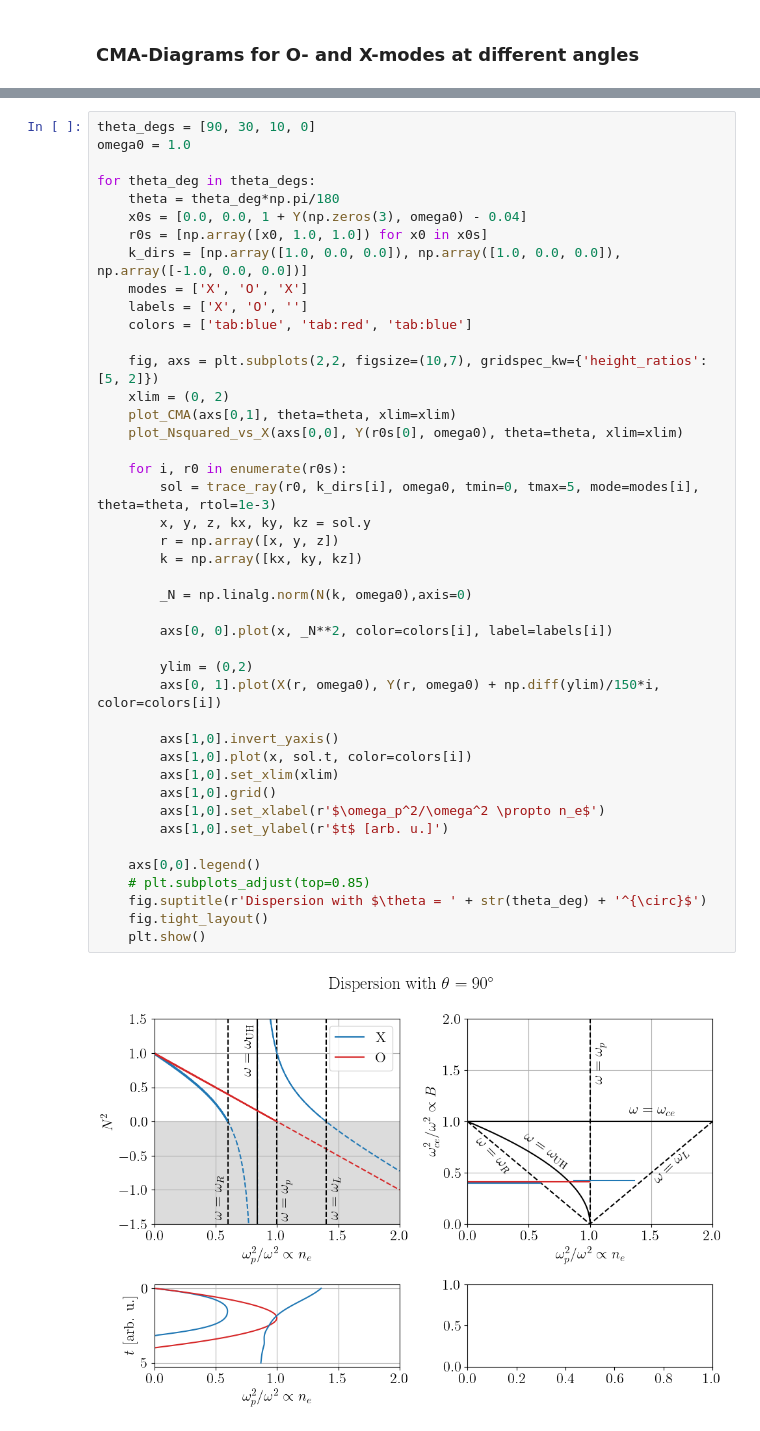
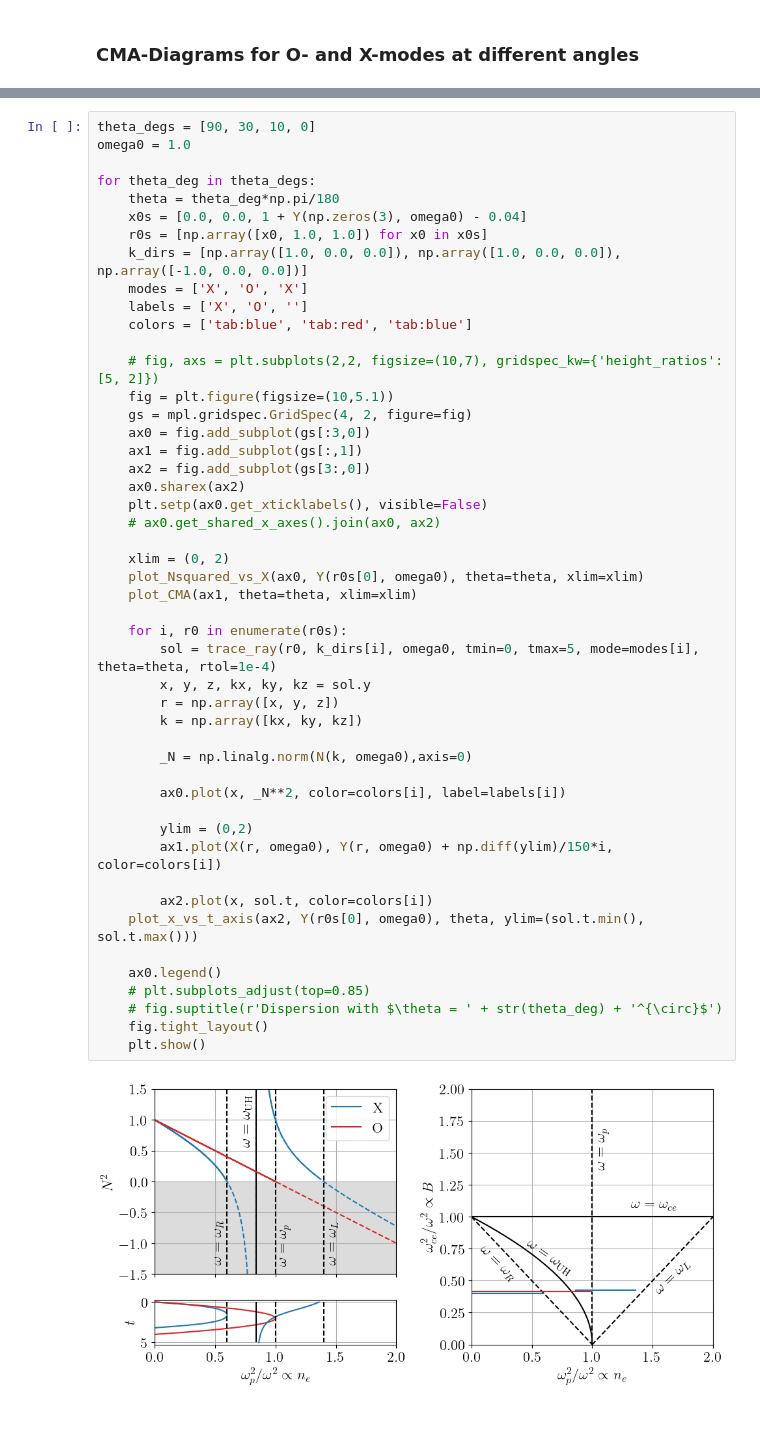
Before and after one commit to runehoejlund/plasma-ray-tracer, a Jupyter notebook: Exercises/cold-tracer.ipynb, the cells around one changed output, grey strips where cells are left out. Saved outputs shown, nothing was run; the diff lists cells and outputs as text.

Commit message:
improve plots of ray tracer

```diff
--- a/Exercises/cold-tracer.ipynb
+++ b/Exercises/cold-tracer.ipynb
@@ -192,45 +204,50 @@ def plot_Nsquared_vs_X(ax, Y, theta, xlim=(0,2), ylim=(-1.5,1.5)):
 # %%
 theta_degs = [90, 30, 10, 0]
 omega0 = 1.0
 
 for theta_deg in theta_degs:
     theta = theta_deg*np.pi/180
     x0s = [0.0, 0.0, 1 + Y(np.zeros(3), omega0) - 0.04]
     r0s = [np.array([x0, 1.0, 1.0]) for x0 in x0s]
     k_dirs = [np.array([1.0, 0.0, 0.0]), np.array([1.0, 0.0, 0.0]), np.array([-1.0, 0.0, 0.0])]
     modes = ['X', 'O', 'X']
     labels = ['X', 'O', '']
     colors = ['tab:blue', 'tab:red', 'tab:blue']
 
-    fig, axs = plt.subplots(2,2, figsize=(10,7), gridspec_kw={'height_ratios': [5, 2]})
+    # fig, axs = plt.subplots(2,2, figsize=(10,7), gridspec_kw={'height_ratios': [5, 2]})
+    fig = plt.figure(figsize=(10,5.1))
+    gs = mpl.gridspec.GridSpec(4, 2, figure=fig)
+    ax0 = fig.add_subplot(gs[:3,0])
+    ax1 = fig.add_subplot(gs[:,1])
+    ax2 = fig.add_subplot(gs[3:,0])
+    ax0.sharex(ax2)
+    plt.setp(ax0.get_xticklabels(), visible=False)
+    # ax0.get_shared_x_axes().join(ax0, ax2)
+
     xlim = (0, 2)
-    plot_CMA(axs[0,1], theta=theta, xlim=xlim)
-    plot_Nsquared_vs_X(axs[0,0], Y(r0s[0], omega0), theta=theta, xlim=xlim)
+    plot_Nsquared_vs_X(ax0, Y(r0s[0], omega0), theta=theta, xlim=xlim)
+    plot_CMA(ax1, theta=theta, xlim=xlim)
 
     for i, r0 in enumerate(r0s):
-        sol = trace_ray(r0, k_dirs[i], omega0, tmin=0, tmax=5, mode=modes[i], theta=theta, rtol=1e-3)
+        sol = trace_ray(r0, k_dirs[i], omega0, tmin=0, tmax=5, mode=modes[i], theta=theta, rtol=1e-4)
         x, y, z, kx, ky, kz = sol.y
         r = np.array([x, y, z])
         k = np.array([kx, ky, kz])
 
         _N = np.linalg.norm(N(k, omega0),axis=0)
 
-        axs[0, 0].plot(x, _N**2, color=colors[i], label=labels[i])
+        ax0.plot(x, _N**2, color=colors[i], label=labels[i])
 
         ylim = (0,2)
-        axs[0, 1].plot(X(r, omega0), Y(r, omega0) + np.diff(ylim)/150*i, color=colors[i])
+        ax1.plot(X(r, omega0), Y(r, omega0) + np.diff(ylim)/150*i, color=colors[i])
 
-        axs[1,0].invert_yaxis()
-        axs[1,0].plot(x, sol.t, color=colors[i])
-        axs[1,0].set_xlim(xlim)
-        axs[1,0].grid()
-        axs[1,0].set_xlabel(r'$\omega_p^2/\omega^2 \propto n_e$')
-        axs[1,0].set_ylabel(r'$t$ [arb. u.]')
+        ax2.plot(x, sol.t, color=colors[i])
+    plot_x_vs_t_axis(ax2, Y(r0s[0], omega0), theta, ylim=(sol.t.min(), sol.t.max()))
 
-    axs[0,0].legend()
+    ax0.legend()
     # plt.subplots_adjust(top=0.85)
-    fig.suptitle(r'Dispersion with $\theta = ' + str(theta_deg) + '^{\circ}$')
+    # fig.suptitle(r'Dispersion with $\theta = ' + str(theta_deg) + '^{\circ}$')
     fig.tight_layout()
     plt.show()
 # %% [output]
-[figure, old version]
+[figure, new version]
```
Also changed, not shown: parts of 2 cells of this notebook.
